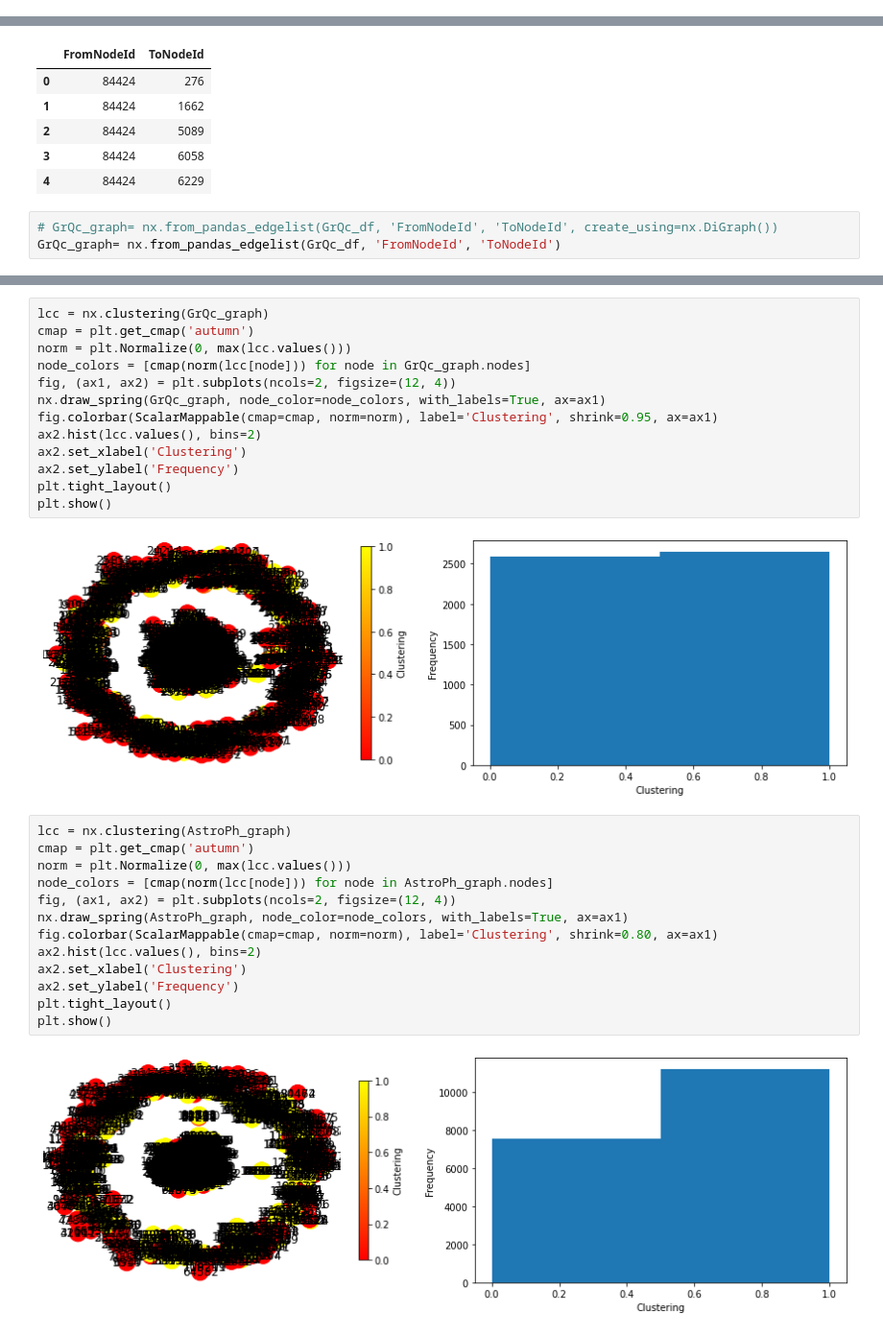
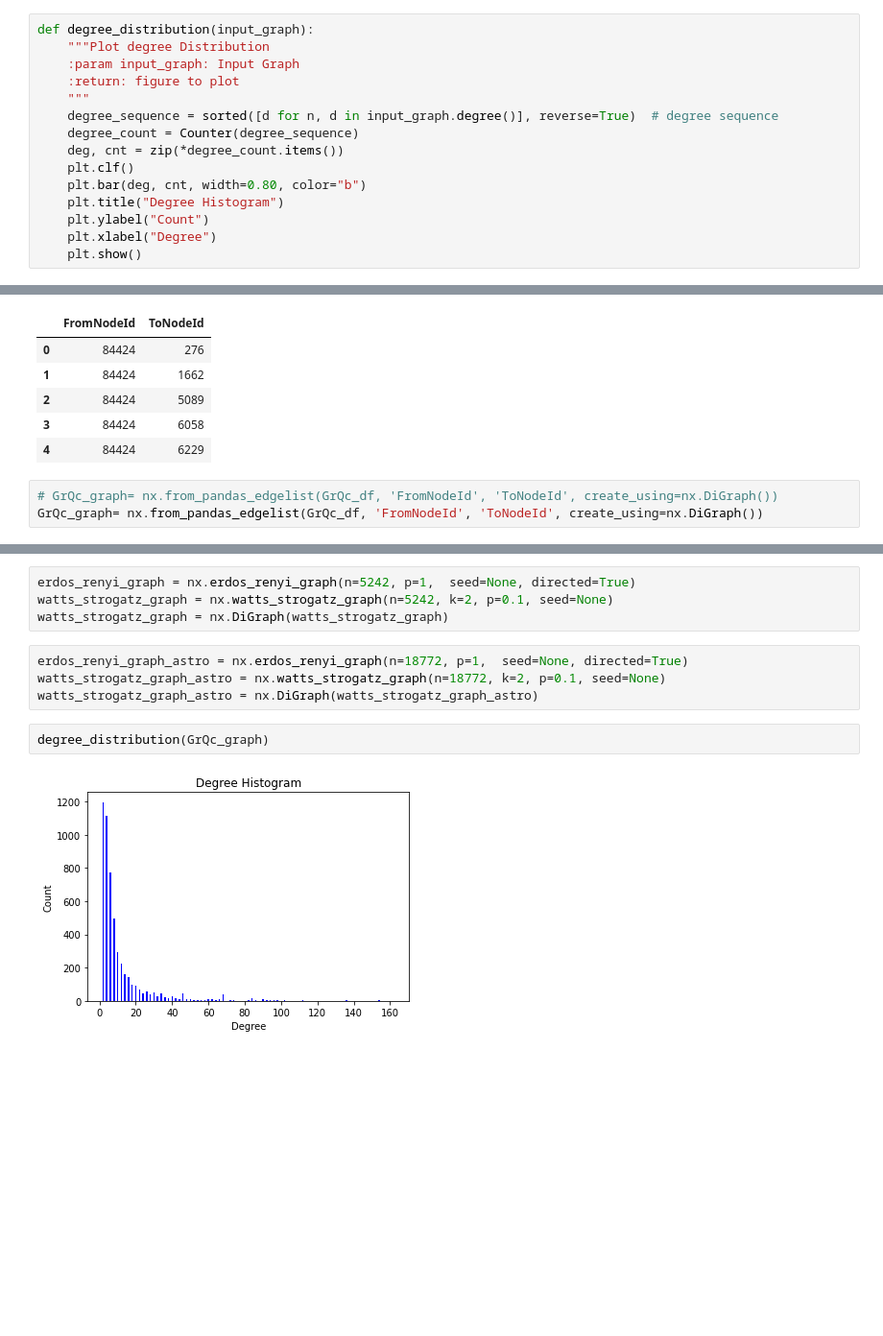
Before and after one commit to MuhammadWaleedUsman/SocialNetworkAnalysisAssignment2, a Jupyter notebook: SnaAssignment2.ipynb, the cells around one changed output, grey strips where cells are left out. Shown at 96% size. Saved outputs shown, nothing was run; the diff lists cells and outputs as text; blank space fills up the shorter version.

```diff
--- a/SnaAssignment2.ipynb
+++ b/SnaAssignment2.ipynb
@@ -5,0 +14,15 @@ from matplotlib.cm import ScalarMappable
+# %%
+def degree_distribution(input_graph):
+    """Plot degree Distribution
+    :param input_graph: Input Graph
+    :return: figure to plot
+    """
+    degree_sequence = sorted([d for n, d in input_graph.degree()], reverse=True)  # degree sequence
+    degree_count = Counter(degree_sequence)
+    deg, cnt = zip(*degree_count.items())
+    plt.clf()
+    plt.bar(deg, cnt, width=0.80, color="b")
+    plt.title("Degree Histogram")
+    plt.ylabel("Count")
+    plt.xlabel("Degree")
+    plt.show()
@@ -31,6 +89,6 @@ Astro Physics collaboration network dataframe
 | 4 | 84424 | 6229 |
 # %%
 # GrQc_graph= nx.from_pandas_edgelist(GrQc_df, 'FromNodeId', 'ToNodeId', create_using=nx.DiGraph())
-GrQc_graph= nx.from_pandas_edgelist(GrQc_df, 'FromNodeId', 'ToNodeId')
+GrQc_graph= nx.from_pandas_edgelist(GrQc_df, 'FromNodeId', 'ToNodeId', create_using=nx.DiGraph())
 # %%
 # AstroPh_graph= nx.from_pandas_edgelist(AstroPh_df, 'FromNodeId', 'ToNodeId', create_using=nx.DiGraph())
@@ -83,30 +96,12 @@ array([[<AxesSubplot:title={'center':'0'}>]], dtype=object)
-# %%
-lcc = nx.clustering(GrQc_graph)
-cmap = plt.get_cmap('autumn')
-norm = plt.Normalize(0, max(lcc.values()))
-node_colors = [cmap(norm(lcc[node])) for node in GrQc_graph.nodes]
-fig, (ax1, ax2) = plt.subplots(ncols=2, figsize=(12, 4))
-nx.draw_spring(GrQc_graph, node_color=node_colors, with_labels=True, ax=ax1)
-fig.colorbar(ScalarMappable(cmap=cmap, norm=norm), label='Clustering', shrink=0.95, ax=ax1)
-ax2.hist(lcc.values(), bins=2)
-ax2.set_xlabel('Clustering')
-ax2.set_ylabel('Frequency')
-plt.tight_layout()
-plt.show()
-# %% [output]
-[figure, removed]
-# %%
-lcc = nx.clustering(AstroPh_graph)
-cmap = plt.get_cmap('autumn')
-norm = plt.Normalize(0, max(lcc.values()))
-node_colors = [cmap(norm(lcc[node])) for node in AstroPh_graph.nodes]
-fig, (ax1, ax2) = plt.subplots(ncols=2, figsize=(12, 4))
-nx.draw_spring(AstroPh_graph, node_color=node_colors, with_labels=True, ax=ax1)
-fig.colorbar(ScalarMappable(cmap=cmap, norm=norm), label='Clustering', shrink=0.80, ax=ax1)
-ax2.hist(lcc.values(), bins=2)
-ax2.set_xlabel('Clustering')
-ax2.set_ylabel('Frequency')
-plt.tight_layout()
-plt.show()
-# %% [output]
-[figure, removed]
+# %%
+erdos_renyi_graph = nx.erdos_renyi_graph(n=5242, p=1,  seed=None, directed=True)
+watts_strogatz_graph = nx.watts_strogatz_graph(n=5242, k=2, p=0.1, seed=None)
+watts_strogatz_graph = nx.DiGraph(watts_strogatz_graph)
+# %%
+erdos_renyi_graph_astro = nx.erdos_renyi_graph(n=18772, p=1,  seed=None, directed=True)
+watts_strogatz_graph_astro = nx.watts_strogatz_graph(n=18772, k=2, p=0.1, seed=None)
+watts_strogatz_graph_astro = nx.DiGraph(watts_strogatz_graph_astro)
+# %%
+degree_distribution(GrQc_graph)
+# %% [output]
+[figure, added]
```
Also changed, not shown: parts of 37 cells of this notebook, 4 other files.
